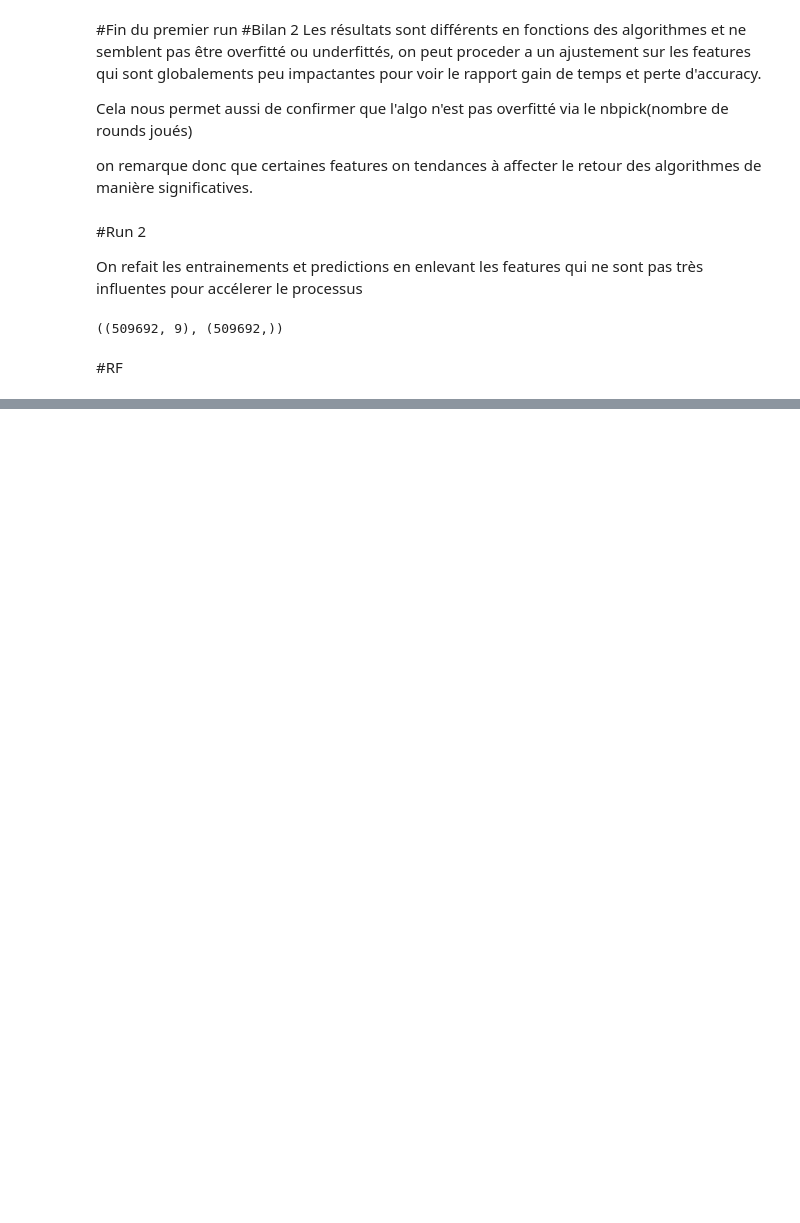
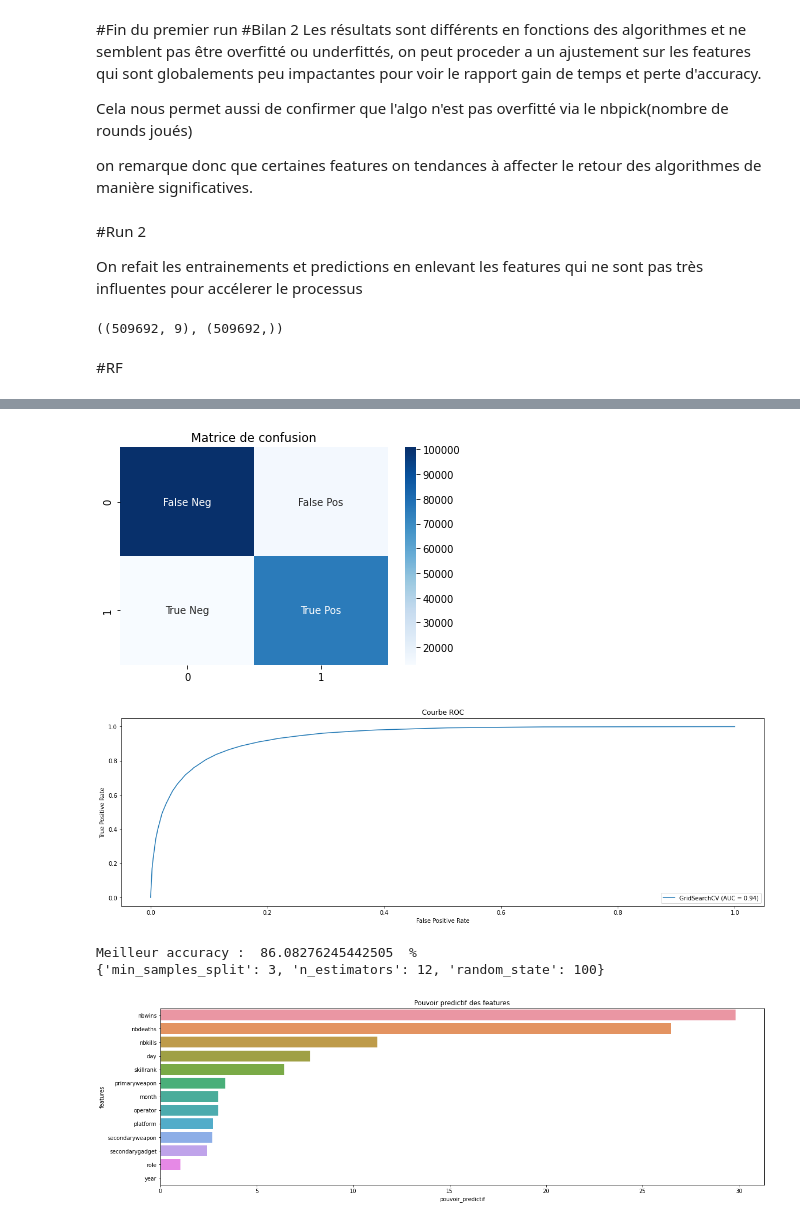
Before and after one commit to frag30041997/jupyter-one, a Jupyter notebook: TP_final_ML_rainbow6.ipynb, the cells around one changed output, grey strips where cells are left out. Saved outputs shown, nothing was run; the diff lists cells and outputs as text; code cells hidden in the pictures; blank space fills up the shorter version.

```diff
--- a/TP_final_ML_rainbow6.ipynb
+++ b/TP_final_ML_rainbow6.ipynb
@@ -571,0 +609,28 @@ print(model.best_params_)
+# %%
+
+classes = y3.astype('category').cat.categories.tolist()
+param_grid = {
+              'random_state':[100, 200],
+              'n_estimators':[8,12],
+              'min_samples_split':[3,5]
+             }
+
+model = RF()
+model, y3_pred = pipeline(x3_train, x3_test, y3_train, y3_test, model,param_grid)
+
+cm_train = confusion_matrix(y3_pred, y3_test, labels=classes)
+show_cm(cm_train, classes)
+
+show_roc(model, x3_test, y3_test)
+
+show_featuresImportance(x3_train,model.best_estimator_.feature_importances_)
+
+
+print("Meilleur accuracy : ",model.best_score_*100," %")
+print(model.best_params_)
+# %% [output]
+[figure, added]
+[figure, added]
+Meilleur accuracy :  86.08276245442505  %
+{'min_samples_split': 3, 'n_estimators': 12, 'random_state': 100}
+[figure, added]
```
Also changed, not shown: parts of 28 cells of this notebook.
